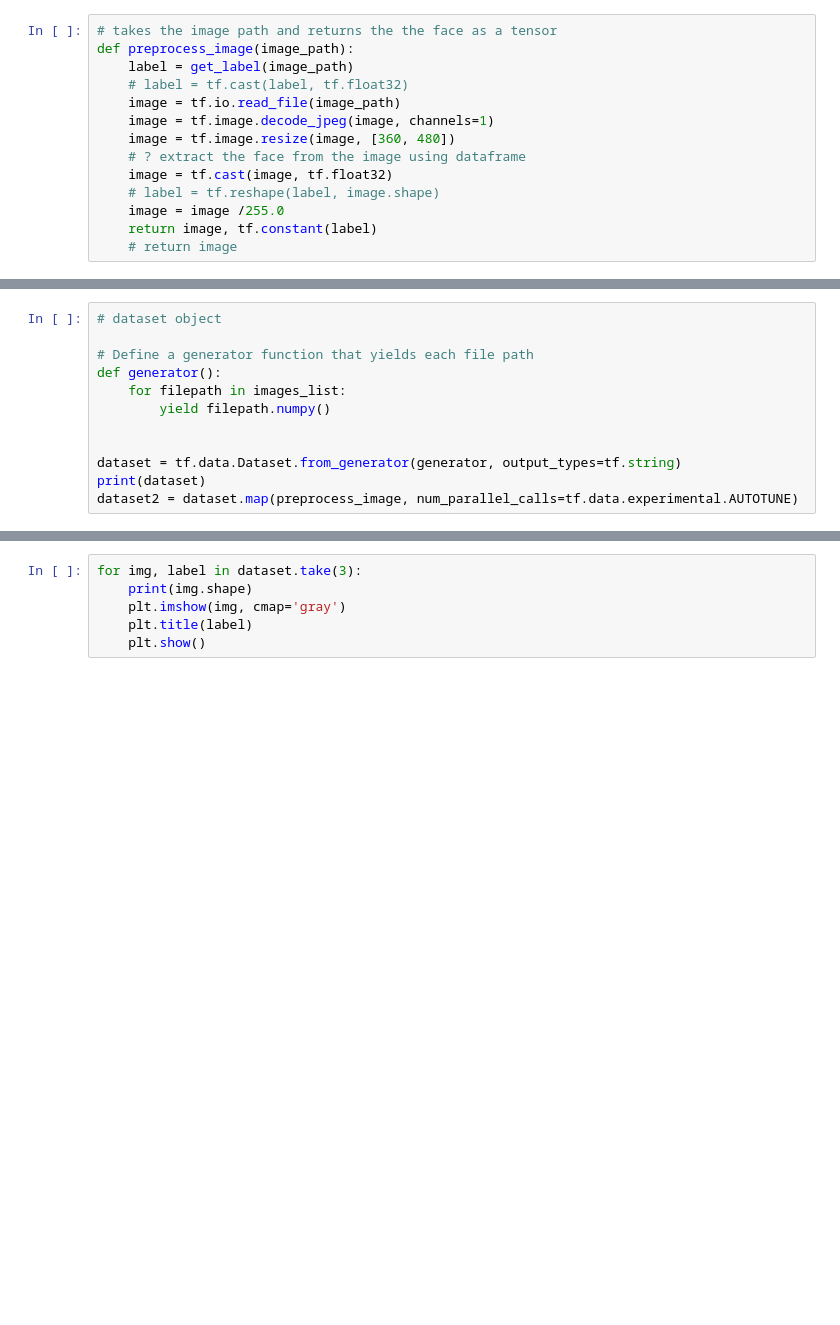
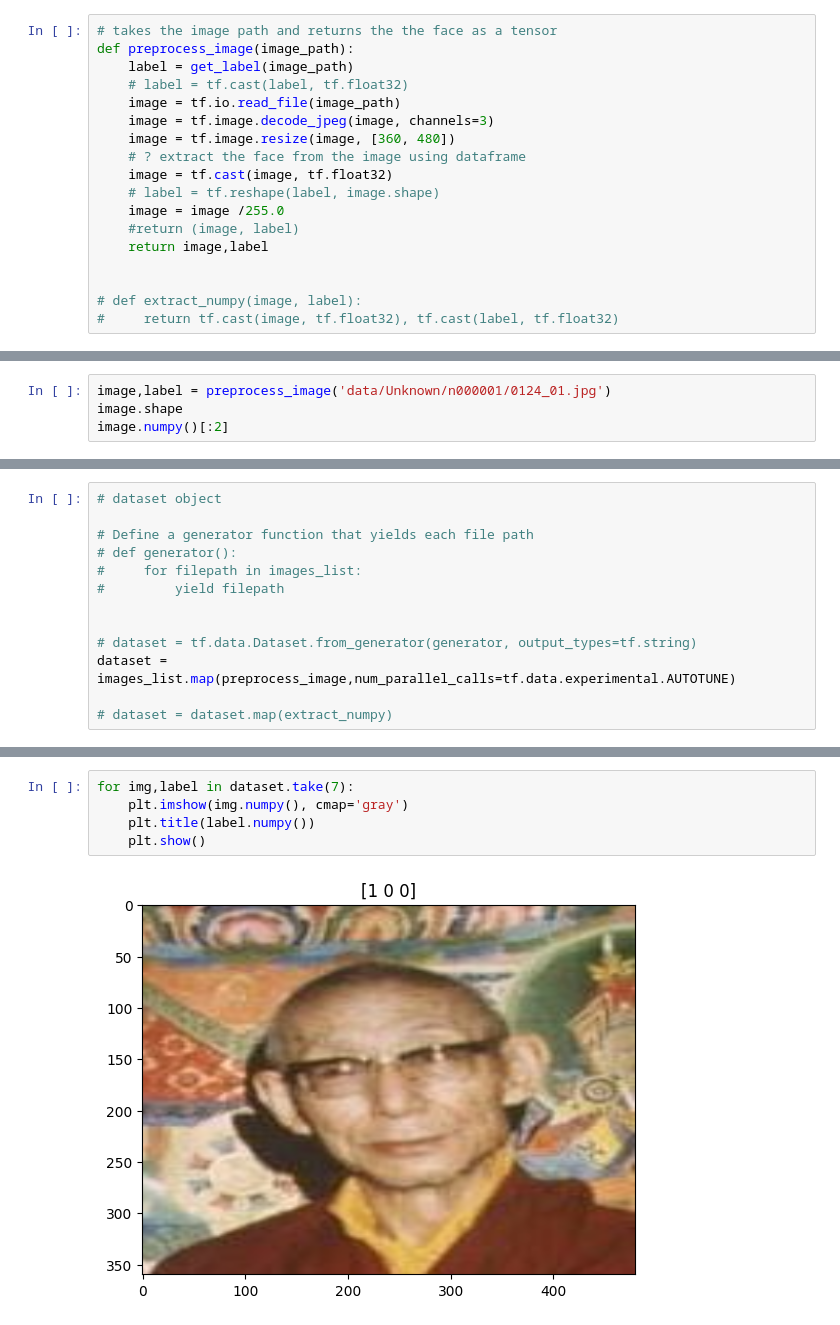
Before and after one commit to Jarvis-AI-project/Advanced-Face-Recognition-and-Tracking-System, a Jupyter notebook: main_usingPipeline.ipynb, the cells around one changed output, grey strips where cells are left out. Cells and saved outputs as stored; diff of their text form; blank space fills up the shorter version.

```diff
--- a/main_usingPipeline.ipynb
+++ b/main_usingPipeline.ipynb
@@ -51,11 +66,15 @@ def preprocess_image(image_path):
     label = get_label(image_path)
     # label = tf.cast(label, tf.float32)
     image = tf.io.read_file(image_path)
-    image = tf.image.decode_jpeg(image, channels=1)
+    image = tf.image.decode_jpeg(image, channels=3)
     image = tf.image.resize(image, [360, 480])
     # ? extract the face from the image using dataframe
     image = tf.cast(image, tf.float32)
     # label = tf.reshape(label, image.shape)
     image = image /255.0
-    return image, tf.constant(label)
-    # return image
+    #return (image, label)
+    return image,label
+
+
+# def extract_numpy(image, label):
+#     return tf.cast(image, tf.float32), tf.cast(label, tf.float32)
@@ -69,0 +81,4 @@ print(type(preprocess_image('data\\Unknown\\n000029\\0145_01.jpg')))
+# %%
+image,label = preprocess_image('data/Unknown/n000001/0124_01.jpg')
+image.shape
+image.numpy()[:2]
@@ -71,11 +102,12 @@ print(type(preprocess_image('data\\Unknown\\n000029\\0145_01.jpg')))
 # dataset object
 
 # Define a generator function that yields each file path
-def generator():
-    for filepath in images_list:
-        yield filepath.numpy()
+# def generator():
+#     for filepath in images_list:
+#         yield filepath
 
 
-dataset = tf.data.Dataset.from_generator(generator, output_types=tf.string)
-print(dataset)
-dataset2 = dataset.map(preprocess_image, num_parallel_calls=tf.data.experimental.AUTOTUNE)
+# dataset = tf.data.Dataset.from_generator(generator, output_types=tf.string)
+dataset = images_list.map(preprocess_image,num_parallel_calls=tf.data.experimental.AUTOTUNE)
+
+# dataset = dataset.map(extract_numpy)
@@ -88,6 +118,7 @@ TypeError: in user code:
 # %%
-for img, label in dataset.take(3):
-    print(img.shape)
-    plt.imshow(img, cmap='gray')
-    plt.title(label)
+for img,label in dataset.take(7):
+    plt.imshow(img.numpy(), cmap='gray')
+    plt.title(label.numpy())
     plt.show()
+# %% [output]
+[figure, added]
```
Also changed, not shown: parts of 11 cells of this notebook, 1 other file.
